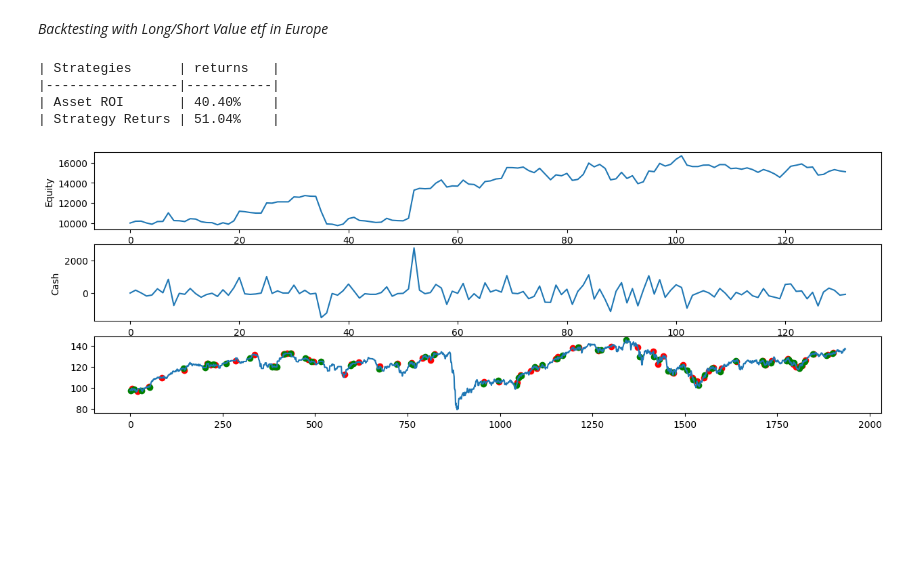
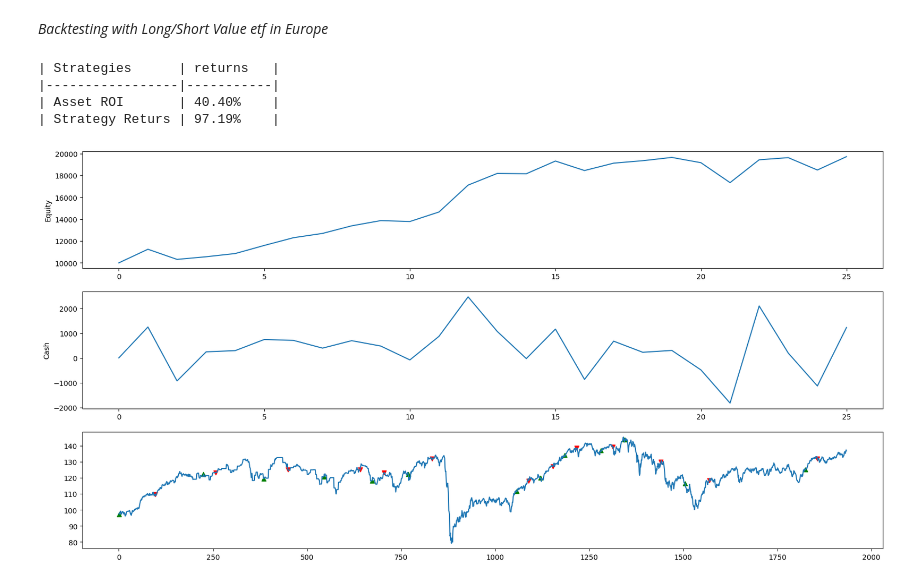
Before and after one commit to rvargas42/Value_Growth_Challenge_ETSFactory, a Jupyter notebook: Research/value_growth_moment_detection.ipynb, the cells around one changed output. Drawn from its saved outputs; the diff is of its cells as text; code cells hidden in the pictures; blank space fills up the shorter version.

Commit message:
backtester & other

```diff
--- a/Research/value_growth_moment_detection.ipynb
+++ b/Research/value_growth_moment_detection.ipynb
@@ -171,8 +171,8 @@ from scipy.spatial import distance
 
 X_train, X_test, y_train, y_test = train_test_split(X, y, test_size=0.20, shuffle=False)
 # %%
-knn = KNeighborsClassifier()
-cv = GridSearchCV(estimator=knn, param_grid={'metric':["cosine","euclidean","l1","l2"],'n_neighbors': range(1, 31)})
+knn = KNeighborsClassifier(metric="cosine")
+cv = GridSearchCV(estimator=knn, param_grid={'n_neighbors': range(1, 31)})
 cv.fit(X_train, y_train)
 predictions = cv.predict(X_test)
 # %%
@@ -303,36 +303,36 @@ class my_backtester:
         asset_returns = ((self.data["Close"][-1] - self.data["Close"][0]) / self.data["Close"][0])*100
         results = [
             ["Asset ROI", f"{format(asset_returns,'.2f')}%"],
             ["Strategy Returs", f"{format(returns,'.2f')}%"],
         ]
         headers = ["Strategies","returns"]
         print(tabulate(results, headers, tablefmt="github"))
 
     def visualize(self):
-        fig, ax = plt.subplots(nrows=3, figsize=(15, 5))
+        fig, ax = plt.subplots(nrows=3, figsize=(20, 10))
         ax[0].plot(self.history["equity"])
         ax[0].set_ylabel("Equity")
         ax[1].plot(self.history["cash"])
         ax[1].set_ylabel("Cash")
         ax[2].plot(self.data.Close.values)
         entries_buy = [i[1] for i in self.history["entries"] if i[0] == 0]
         entries_sell = [i[1] for i in self.history["entries"] if i[0] == 1]
-        ax[2].scatter(entries_sell, self.data["Close"][entries_sell],color="red")
-        ax[2].scatter(entries_buy, self.data["Close"][entries_buy],color="green")
+        ax[2].scatter(entries_sell, self.data["Close"][entries_sell],color="red", marker="v")
+        ax[2].scatter(entries_buy, self.data["Close"][entries_buy],color="green", marker="^")
 data = pd.concat(
     [
         valu_etf["Close"],
         X_eu["predictions"]
     ],
     axis=1,
 )
 
-backtester = my_backtester(cash=10000, data=data, buy_and_hold_days= 2)
+backtester = my_backtester(cash=10000, data=data, buy_and_hold_days= 32)
 returns = backtester.run()
 backtester.visualize()
 # %% [output]
 | Strategies      | returns   |
 |-----------------|-----------|
 | Asset ROI       | 40.40%    |
-| Strategy Returs | 51.04%    |
+| Strategy Returs | 97.19%    |
-[figure, old version]
+[figure, new version]
```
Also changed, not shown: parts of 1 cell of this notebook.
